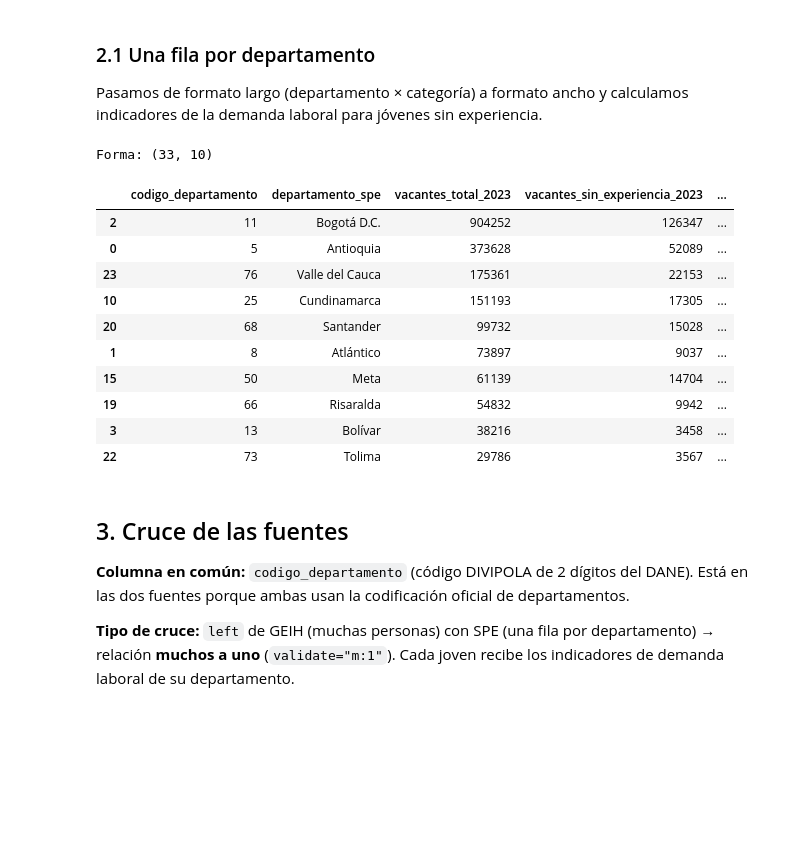
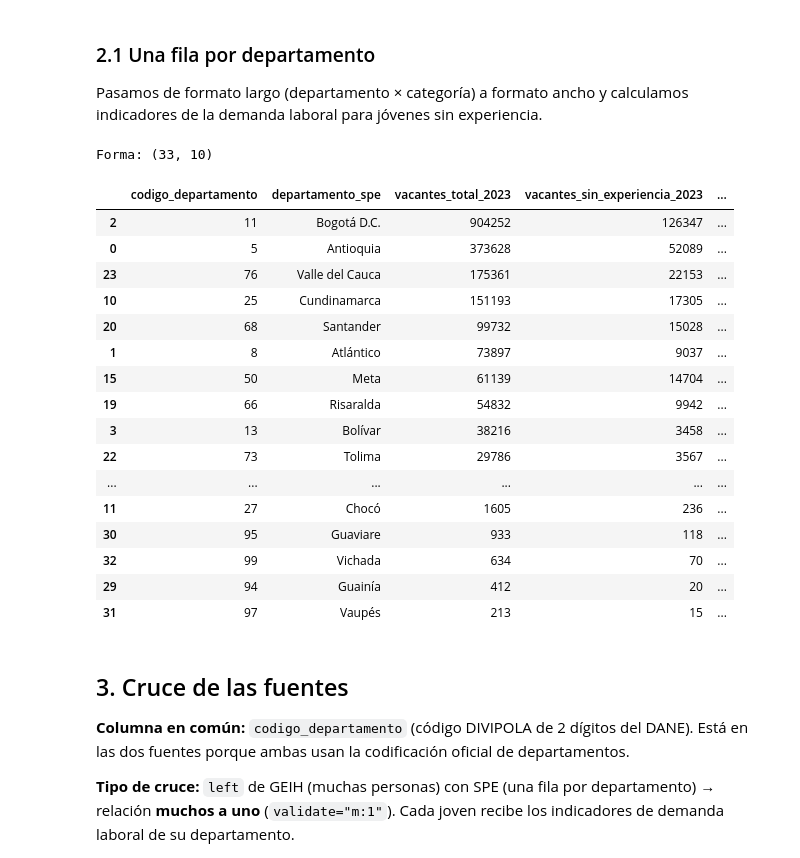
Before and after one commit to samuelvelez1003/Busqueda-Empleo, a Jupyter notebook: notebooks/03_adquisicion_cruce.ipynb, the cells around one changed output. Cells and saved outputs as stored; diff of their text form; code cells hidden in the pictures; blank space fills up the shorter version.

```diff
--- a/notebooks/03_adquisicion_cruce.ipynb
+++ b/notebooks/03_adquisicion_cruce.ipynb
@@ -14,7 +12,11 @@ import os
 import pandas as pd
 import numpy as np
 
+# Mostrar tablas completas (Colab y Jupyter recortan filas, columnas y textos largos)
 pd.set_option("display.max_columns", None)
+pd.set_option("display.max_rows", 500)
+pd.set_option("display.max_colwidth", None)
+pd.set_option("display.width", None)
 
 # Carpeta de datos del repositorio (el notebook se ejecuta desde /notebooks)
 for d in ["../data", "data", "../Data", "Data"]:
@@ -177,34 +188,40 @@ spe_depto = pd.DataFrame({
     "departamento_spe": exp["departamento_spe"],
     "vacantes_total_2023": exp["Total Ofertas de empleo"],
     "vacantes_sin_experiencia_2023": exp["Sin Experiencia"],
     "vacantes_1_6_meses_2023": exp["1 a 6 Meses"],
 })
 spe_depto["pct_vacantes_sin_experiencia"] = (spe_depto["vacantes_sin_experiencia_2023"] / spe_depto["vacantes_total_2023"] * 100).round(1)
 spe_depto["pct_vacantes_hasta_6_meses"] = ((spe_depto["vacantes_sin_experiencia_2023"] + spe_depto["vacantes_1_6_meses_2023"])
                                            / spe_depto["vacantes_total_2023"] * 100).round(1)
 
 spe_depto = spe_depto.merge(edu[["codigo_departamento", "Bachillerato", "Técnica", "Tecnológica", "Universitario", "Total Ofertas de empleo"]],
                             on="codigo_departamento", how="left", validate="1:1")
 tot_edu = spe_depto.pop("Total Ofertas de empleo")
 spe_depto["pct_vacantes_bachillerato"] = (spe_depto.pop("Bachillerato") / tot_edu * 100).round(1)
 spe_depto["pct_vacantes_tecnico_tecnologo"] = ((spe_depto.pop("Técnica") + spe_depto.pop("Tecnológica")) / tot_edu * 100).round(1)
 spe_depto["pct_vacantes_universitario"] = (spe_depto.pop("Universitario") / tot_edu * 100).round(1)
 
 print("Forma:", spe_depto.shape)
-spe_depto.sort_values("vacantes_total_2023", ascending=False).head(10)
+spe_depto.sort_values("vacantes_total_2023", ascending=False)
 # %% [output]
 Forma: (33, 10)
 |  | codigo_departamento | departamento_spe | vacantes_total_2023 | vacantes_sin_experiencia_2023 | ... |
 | 2 | 11 | Bogotá D.C. | 904252 | 126347 | ... |
 | 0 | 5 | Antioquia | 373628 | 52089 | ... |
 | 23 | 76 | Valle del Cauca | 175361 | 22153 | ... |
 | 10 | 25 | Cundinamarca | 151193 | 17305 | ... |
 | 20 | 68 | Santander | 99732 | 15028 | ... |
 | 1 | 8 | Atlántico | 73897 | 9037 | ... |
 | 15 | 50 | Meta | 61139 | 14704 | ... |
 | 19 | 66 | Risaralda | 54832 | 9942 | ... |
 | 3 | 13 | Bolívar | 38216 | 3458 | ... |
 | 22 | 73 | Tolima | 29786 | 3567 | ... |
+| ... | ... | ... | ... | ... | ... |
+| 11 | 27 | Chocó | 1605 | 236 | ... |
+| 30 | 95 | Guaviare | 933 | 118 | ... |
+| 32 | 99 | Vichada | 634 | 70 | ... |
+| 29 | 94 | Guainía | 412 | 20 | ... |
+| 31 | 97 | Vaupés | 213 | 15 | ... |
 # %% [markdown]
 ## 3. Cruce de las fuentes
 **Columna en común:** `codigo_departamento` (código DIVIPOLA de 2 dígitos del DANE). Está en las dos fuentes porque ambas usan la codificación oficial de departamentos.
```
Also changed, not shown: parts of 13 cells of this notebook, 7 other files.
